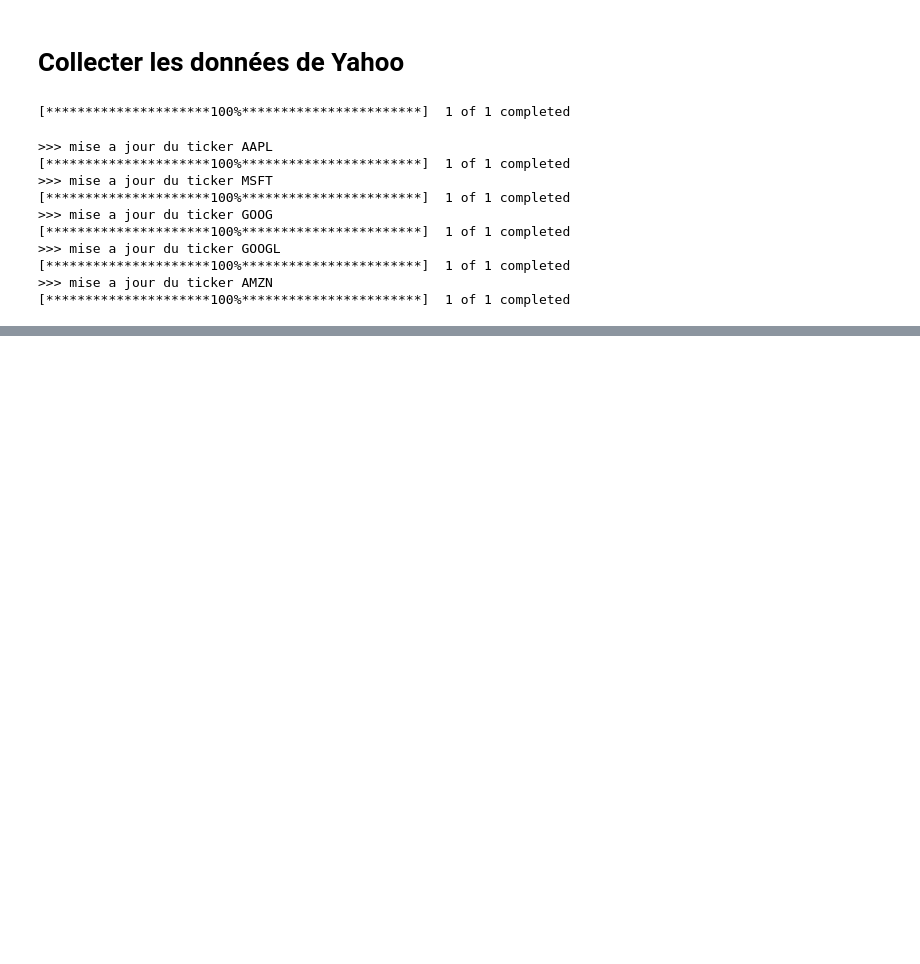
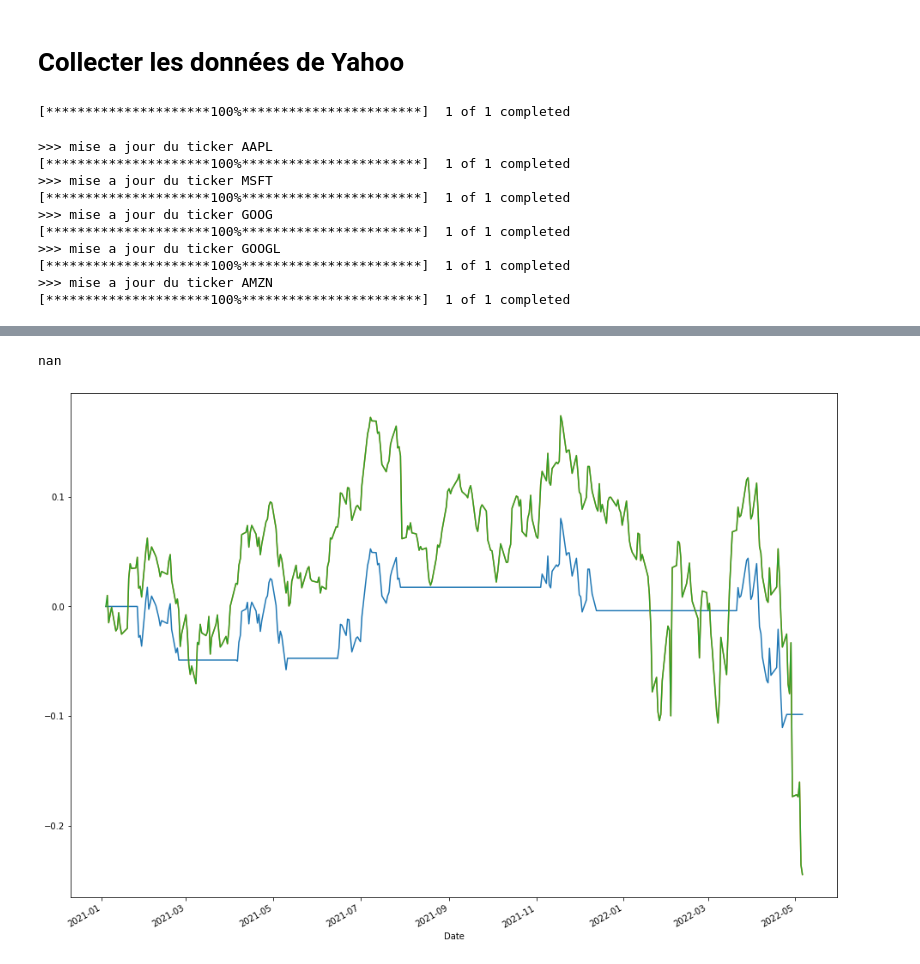
Before and after one commit to antoinebarre/grisbi-dev, a Jupyter notebook: test_manipulation_stock.ipynb, the cells around one changed output, grey strips where cells are left out. Drawn from its saved outputs; the diff is of its cells as text; code cells hidden in the pictures; blank space fills up the shorter version.

```diff
--- a/test_manipulation_stock.ipynb
+++ b/test_manipulation_stock.ipynb
@@ -48,0 +81,16 @@ grisbi.plot_candlestick(df)
+# %%
+dt['daily_return'] = (dt['value'] / dt['value'].shift(1)) - 1
+dt['daily_return2'] = (dt['Close'] / dt['Close'].shift(1)) - 1
+import matplotlib.pyplot as plt
+plt.figure(figsize=(16,12))
+
+dt["daily_return"].fillna(0).cumsum().plot(label='strategie')
+dt["Close"].pct_change(1).cumsum().plot(label='stock')
+dt["daily_return2"].fillna(0).cumsum().plot(label='stock2')
+
+import numpy as np
+a = 3 / np.nan
+print(3+np.nan)
+# %% [output]
+nan
+[figure, added]
```
Also changed, not shown: parts of 9 cells of this notebook, 1 other file.
